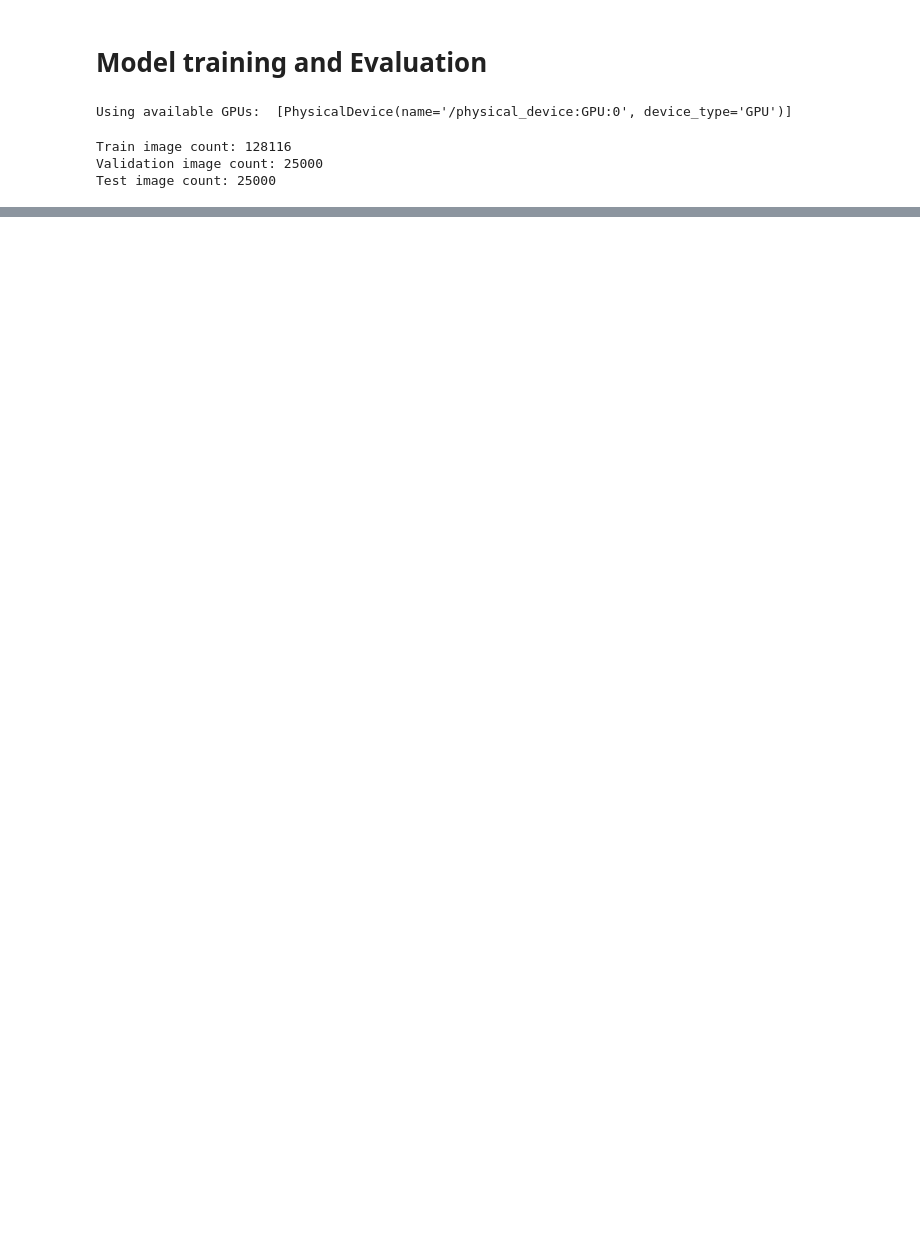
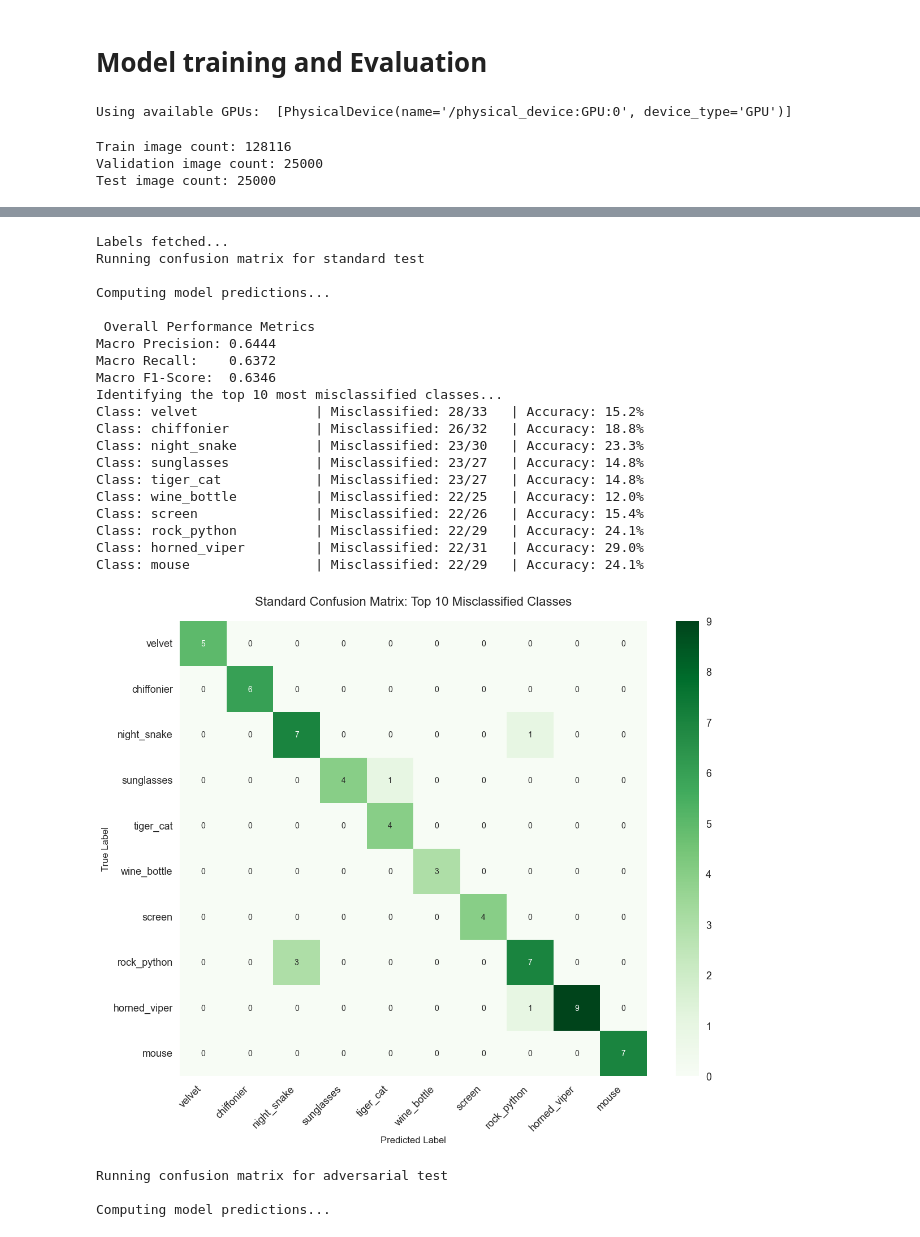
Before and after one commit to Birkbeck/msc-project-source-code-files-24-25-Stanley-Okwii, a Jupyter notebook: src/performance_evaluation.ipynb, the cells around one changed output, grey strips where cells are left out. Cells and saved outputs as stored; diff of their text form; code cells hidden in the pictures; blank space fills up the shorter version.

```diff
--- a/src/performance_evaluation.ipynb
+++ b/src/performance_evaluation.ipynb
@@ -113,5 +113,14 @@ Loaded 59 TFrecord test files
 # %%
 # Load robust model from saved file
 print("loaded robust model")
-robust_model = tf.keras.models.load_model("robust_resnet50.keras")
+robust_model = tf.keras.models.load_model(f"{dataset_dir}/models/robust_resnet50v2.keras")
+
+robust_model.compile(
+    optimizer=tf.keras.optimizers.Adam(learning_rate=1e-3),
+    loss=tf.keras.losses.SparseCategoricalCrossentropy(from_logits=False),
+    metrics=[
+        'accuracy',
+        tf.keras.metrics.SparseTopKCategoricalAccuracy(k=5, name='top_5_accuracy'),
+    ]
+)
 # %% [output]
@@ -340,32 +370,57 @@ def plot_misclassified_cm(model, dataset, class_names, k=10, use_class_names=Non
 
 
     # Create the reduced confusion matrix for plotting
     cm_top_k = cm[np.ix_(top_k_indices, top_k_indices)]
 
     # Plot the heatmap
     plt.style.use('seaborn-v0_8-whitegrid')
     plt.figure(figsize=(12, 10))
     sns.heatmap(
         cm_top_k, annot=True, fmt='d', cmap=color_map,
         xticklabels=plot_class_names, yticklabels=plot_class_names
     )
     plt.title(f'{heatmap_title} Confusion Matrix: Top {k} Misclassified Classes', fontsize=16, pad=20)
     plt.ylabel('True Label', fontsize=12)
     plt.xlabel('Predicted Label', fontsize=12)
     plt.xticks(rotation=45, ha='right')
     plt.yticks(rotation=0)
     plt.tight_layout()
     plt.show()
 
     return return_value
 
 
 print("Running confusion matrix for standard test")
 # First call: Discover the top 10 misclassified classes on the standard test set
 # and store the returned list of names in a variable.
-top_10_misclassified_classes = plot_misclassified_cm(base_model, test_dataset, class_names, k=10)
+top_10_misclassified_classes = plot_misclassified_cm(robust_model, test_dataset, class_names, k=10)
 
 print("Running confusion matrix for adversarial test")
 # Second call: Pass the list from the first run to the `use_class_names` parameter.
 if top_10_misclassified_classes:
-    plot_misclassified_cm(base_model, adv_test_dataset, class_names, k=10, use_class_names=top_10_misclassified_classes)
+    plot_misclassified_cm(robust_model, adv_test_dataset, class_names, k=10, use_class_names=top_10_misclassified_classes)
+# %% [output]
+Labels fetched...
+Running confusion matrix for standard test
+
+Computing model predictions...
+
+ Overall Performance Metrics
+Macro Precision: 0.6444
+Macro Recall:    0.6372
+Macro F1-Score:  0.6346
+Identifying the top 10 most misclassified classes...
+Class: velvet               | Misclassified: 28/33   | Accuracy: 15.2%
+Class: chiffonier           | Misclassified: 26/32   | Accuracy: 18.8%
+Class: night_snake          | Misclassified: 23/30   | Accuracy: 23.3%
+Class: sunglasses           | Misclassified: 23/27   | Accuracy: 14.8%
+Class: tiger_cat            | Misclassified: 23/27   | Accuracy: 14.8%
+Class: wine_bottle          | Misclassified: 22/25   | Accuracy: 12.0%
+Class: screen               | Misclassified: 22/26   | Accuracy: 15.4%
+Class: rock_python          | Misclassified: 22/29   | Accuracy: 24.1%
+Class: horned_viper         | Misclassified: 22/31   | Accuracy: 29.0%
+Class: mouse                | Misclassified: 22/29   | Accuracy: 24.1%
+[figure, added]
+Running confusion matrix for adversarial test
+
+Computing model predictions...
```
Also changed, not shown: parts of 6 cells of this notebook, 3 other files.
